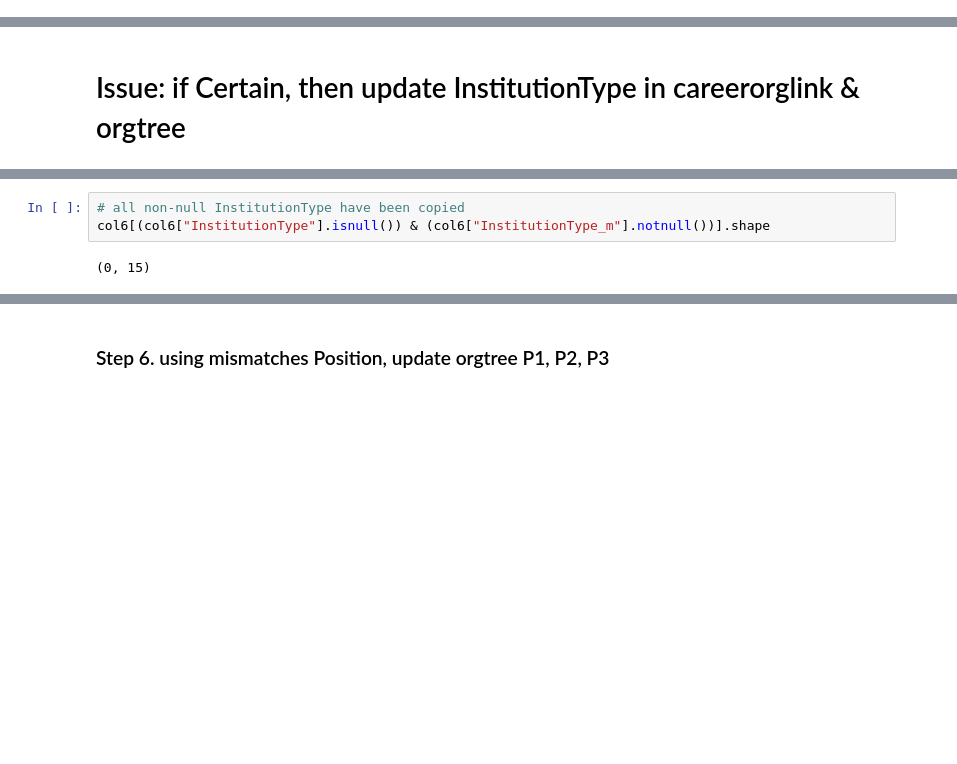
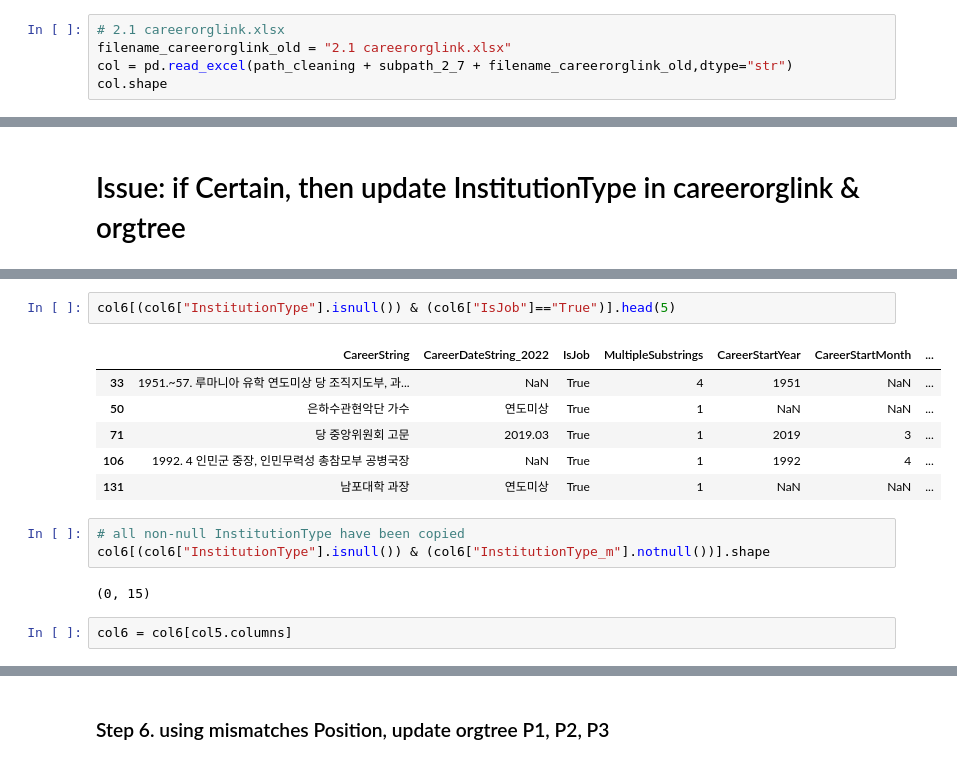
Before and after one commit to seouljake/nkelites, a Jupyter notebook: scripts/1 scripts - data cleaning and structuring/2 career/2.6.1.2 prep tables task 2_process mismatches & changes.ipynb, the cells around one changed output, grey strips where cells are left out. Drawn from its saved outputs; the diff is of its cells as text; blank space fills up the shorter version.

```diff
--- a/scripts/1 scripts - data cleaning and structuring/2 career/2.6.1.2 prep tables task 2_process mismatches & changes.ipynb
+++ b/scripts/1 scripts - data cleaning and structuring/2 career/2.6.1.2 prep tables task 2_process mismatches & changes.ipynb
@@ -85,3 +72,8 @@ subpath_2_4 = "2.4 orgtree/"
 subpath_2_5 = "2.5 position/"
 subpath_2_6 = "2.6 career_reassembled/"
 subpath_2_7 = "2.7 orgtree position & rank/"
+# %%
+# 2.1 careerorglink.xlsx
+filename_careerorglink_old = "2.1 careerorglink.xlsx"
+col = pd.read_excel(path_cleaning + subpath_2_7 + filename_careerorglink_old,dtype="str")
+col.shape
@@ -917,8 +879,19 @@ col6[(col6["InstitutionType"].isnull()) & (col6["IsJob"]=="True")]
+# %%
+col6[(col6["InstitutionType"].isnull()) & (col6["IsJob"]=="True")].head(5)
+# %% [output]
+|  | CareerString | CareerDateString_2022 | IsJob | MultipleSubstrings | CareerStartYear | CareerStartMonth | ... |
+| 33 | 1951.~57. 루마니아 유학 연도미상 당 조직지도부, 과... | NaN | True | 4 | 1951 | NaN | ... |
+| 50 | 은하수관현악단 가수 | 연도미상 | True | 1 | NaN | NaN | ... |
+| 71 | 당 중앙위원회 고문 | 2019.03 | True | 1 | 2019 | 3 | ... |
+| 106 | 1992. 4 인민군 중장, 인민무력성 총참모부 공병국장 | NaN | True | 1 | 1992 | 4 | ... |
+| 131 | 남포대학 과장 | 연도미상 | True | 1 | NaN | NaN | ... |
 # %%
 # all non-null InstitutionType have been copied
 col6[(col6["InstitutionType"].isnull()) & (col6["InstitutionType_m"].notnull())].shape
 # %% [output]
 (0, 15)
+# %%
+col6 = col6[col5.columns]
 # %%
 # updated tables
 print("col6:\t",col6.shape)
```
Also changed, not shown: parts of 76 cells of this notebook, 11 other files.
